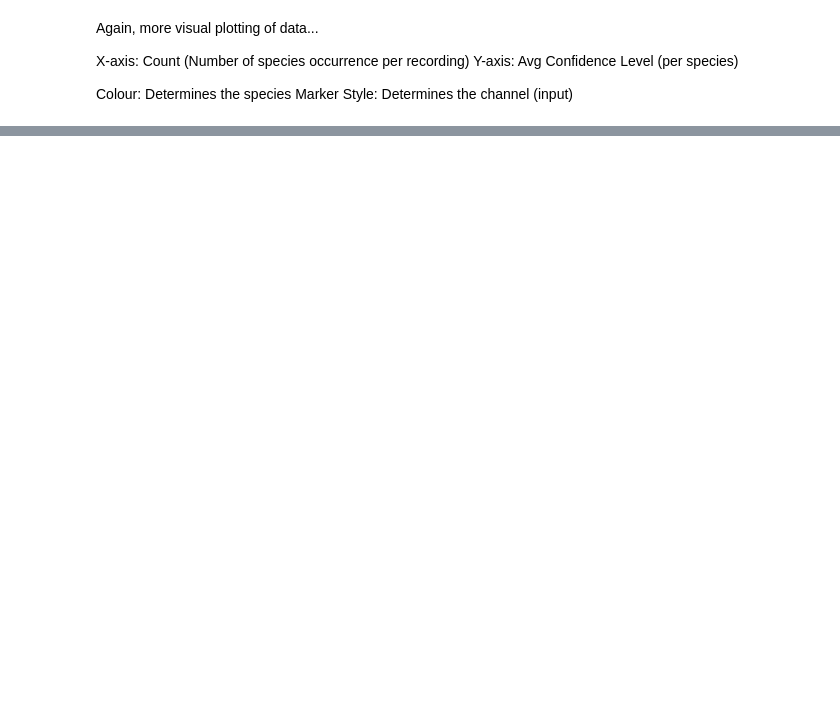
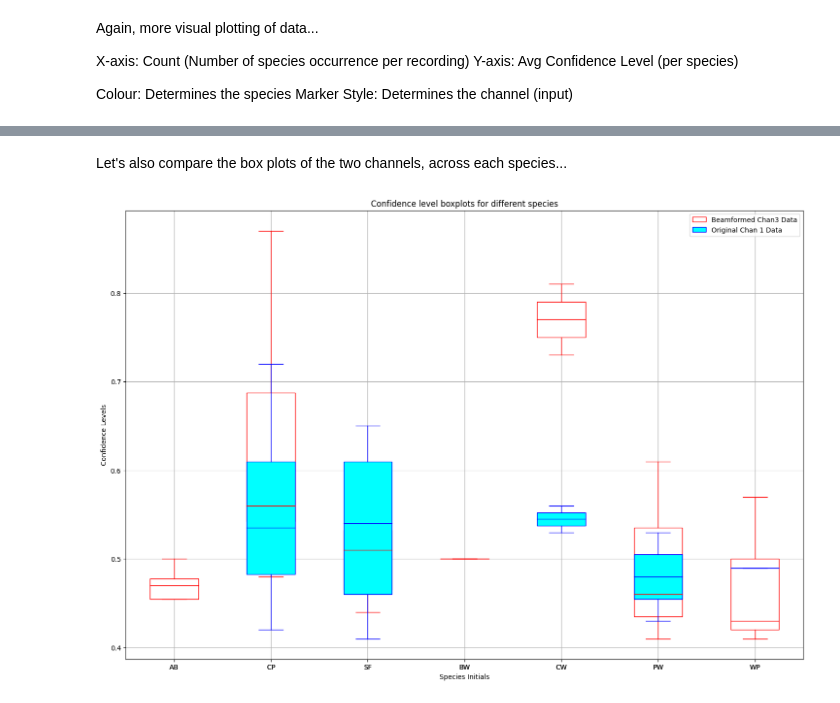
Before and after one commit to JamesSkinna/Masters_6mic_analysis, a Jupyter notebook: src/trying-out-code/odas_process_test.ipynb, the cells around one changed output, grey strips where cells are left out. Drawn from its saved outputs; the diff is of its cells as text; code cells hidden in the pictures; blank space fills up the shorter version.

Commit message:
Added Boxplots

```diff
--- a/src/trying-out-code/odas_process_test.ipynb
+++ b/src/trying-out-code/odas_process_test.ipynb
@@ -452,0 +491,71 @@ Marker Style: Determines the channel (input)
+# %% [markdown]
+Let's also compare the box plots of the two channels, across each species...
+# %%
+# Setup the plot...
+plt.figure(figsize=(18, 12))
+plt.xlabel('Species Initials')
+plt.ylabel('Confidence Levels')
+plt.title('Confidence level boxplots for different species')
+plt.grid(True)
+
+# Create a list of confidence levels for each species
+beamformed_box_data = extract_time_conf(sep_chan3_data)
+original_box_data = extract_time_conf(original_chan1_data)
+
+
+def get_initials(name):
+    """Extract the intials from a species' full name"""
+    # Split the name into individual words
+    words = name.split()
+
+    # Extract the first character of each word
+    initials = [word[0].upper() for word in words]
+
+    # Return the initials as a string
+    return ''.join(initials)
+
+
+def box_plot(data, labels, edge_color, fill_color):
+    "Create a box plot, and allow us to specify colours (fill and line)"
+    bp = plt.boxplot(data, labels=labels, patch_artist=True, showfliers=False)
+
+    for element in ['boxes', 'whiskers', 'means', 'medians', 'caps']:
+        plt.setp(bp[element], color=edge_color)
+
+    plt.setp(bp["fliers"], markeredgecolor=edge_color)      # Flier (outliers) colours must be set independently
+
+    for patch in bp['boxes']:
+        patch.set(facecolor=fill_color)
+
+    return bp
+
+
+boxplot_conf_data = []
+boxplot_labels = []
+
+# Collate the data for each species (beamformed data)...
+for i, species in enumerate(beamformed_box_data.keys()):
+    boxplot_conf_data.append(beamformed_box_data[species]["conf_list"])
+    boxplot_labels.append(get_initials(species))
+
+    # Check if species absent from other channel
+    if species not in original_box_data.keys():
+        original_box_data[species] = {}
+        original_box_data[species]["conf_list"] = []        # Append it to the other channel (as no entries)
+
+bp1 = box_plot(boxplot_conf_data, boxplot_labels, "red", "white")
+
+boxplot_conf_data = []
+boxplot_labels = []
+
+# Collate the data for each species (original data)...
+for i, species in enumerate(beamformed_box_data.keys()):            # Note that we iterate the keys in beamformed, to maintain the order of species
+    boxplot_conf_data.append(original_box_data[species]["conf_list"])
+    boxplot_labels.append(get_initials(species))
+
+bp2 = box_plot(boxplot_conf_data, boxplot_labels, "blue", "cyan")
+
+plt.legend([bp1["boxes"][0], bp2["boxes"][0]], ['Beamformed Chan3 Data', 'Original Chan 1 Data'])
+plt.show()
+# %% [output]
+[figure, added]
```
Also changed, not shown: parts of 5 cells of this notebook.
